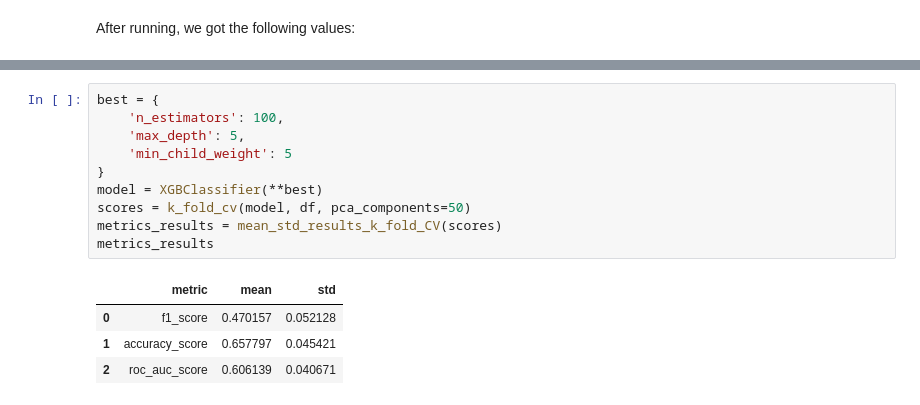
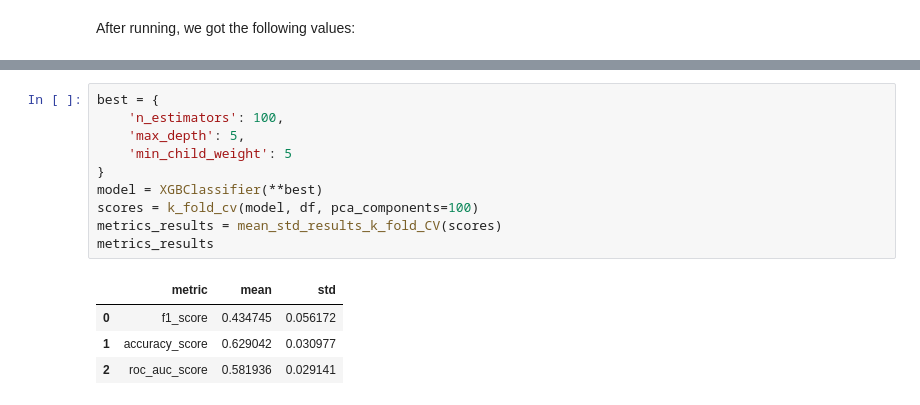
Before and after one commit to barbara-san/LabIACD-Project-1, a Jupyter notebook: Delivery/xgboost_parameter_hypertuning.ipynb, the cells around one changed output, grey strips where cells are left out. Drawn from its saved outputs; the diff is of its cells as text.

```diff
--- a/Delivery/xgboost_parameter_hypertuning.ipynb
+++ b/Delivery/xgboost_parameter_hypertuning.ipynb
@@ -83,15 +83,15 @@ Results of the grid search parameter hypertunning:
 # %%
 best = {
     'n_estimators': 100,
 	'max_depth': 5,
 	'min_child_weight': 5
 }
 model = XGBClassifier(**best)
-scores = k_fold_cv(model, df, pca_components=50)
+scores = k_fold_cv(model, df, pca_components=100)
 metrics_results = mean_std_results_k_fold_CV(scores)
 metrics_results
 # %% [output]
 |  | metric | mean | std |
-| 0 | f1_score | 0.470157 | 0.052128 |
-| 1 | accuracy_score | 0.657797 | 0.045421 |
-| 2 | roc_auc_score | 0.606139 | 0.040671 |
+| 0 | f1_score | 0.434745 | 0.056172 |
+| 1 | accuracy_score | 0.629042 | 0.030977 |
+| 2 | roc_auc_score | 0.581936 | 0.029141 |
```
Also changed, not shown: parts of 2 cells of this notebook, 1 other file.
